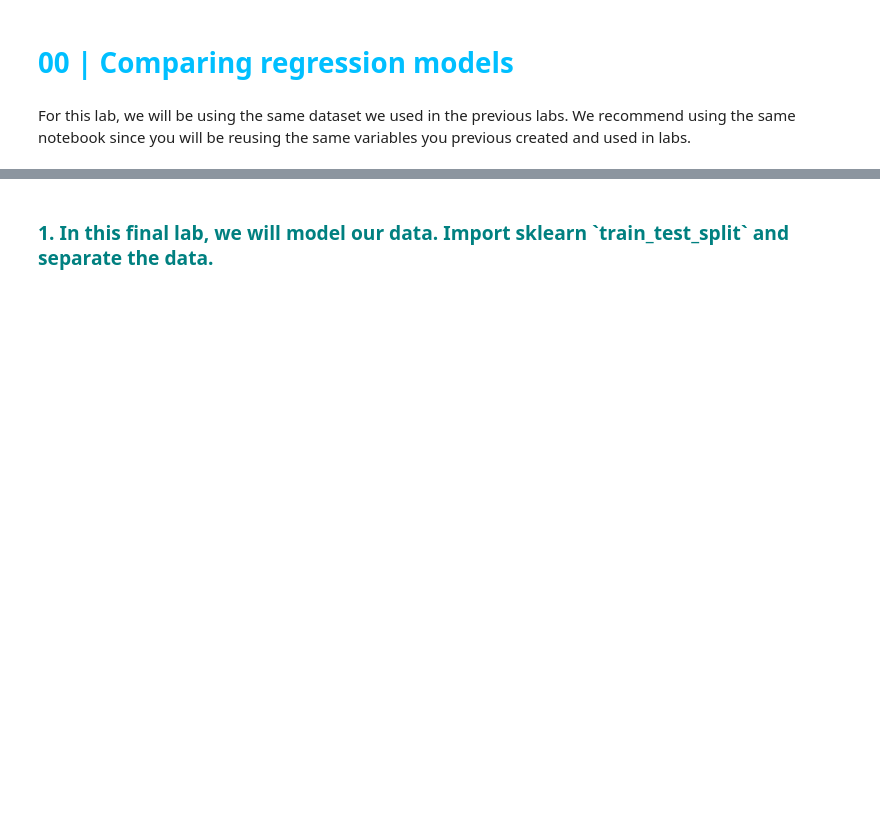
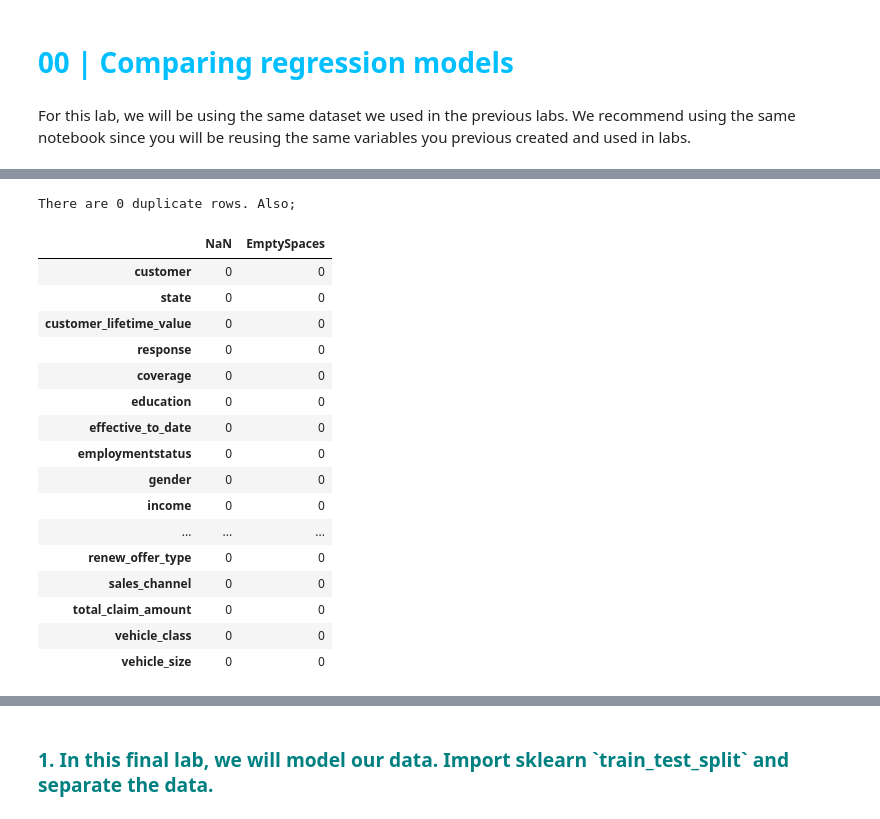
Before and after one commit to isi-mube/Iron-Labs, a Jupyter notebook: unit_4_py/lab-comparing-regression-models/02_solution/imb_solution.ipynb, the cells around one changed output, grey strips where cells are left out. Cells and saved outputs as stored; diff of their text form; code cells hidden in the pictures; blank space fills up the shorter version.

```diff
--- a/unit_4_py/lab-comparing-regression-models/02_solution/imb_solution.ipynb
+++ b/unit_4_py/lab-comparing-regression-models/02_solution/imb_solution.ipynb
@@ -43,0 +70,21 @@ data.head(3)
+# %%
+explore_data(data)  # sum & returns duplicates, NaN & empty spaces
+# %% [output]
+There are 0 duplicate rows. Also;
+|  | NaN | EmptySpaces |
+| customer | 0 | 0 |
+| state | 0 | 0 |
+| customer_lifetime_value | 0 | 0 |
+| response | 0 | 0 |
+| coverage | 0 | 0 |
+| education | 0 | 0 |
+| effective_to_date | 0 | 0 |
+| employmentstatus | 0 | 0 |
+| gender | 0 | 0 |
+| income | 0 | 0 |
+| ... | ... | ... |
+| renew_offer_type | 0 | 0 |
+| sales_channel | 0 | 0 |
+| total_claim_amount | 0 | 0 |
+| vehicle_class | 0 | 0 |
+| vehicle_size | 0 | 0 |
```
Also changed, not shown: parts of 32 cells of this notebook, 5 other files.
